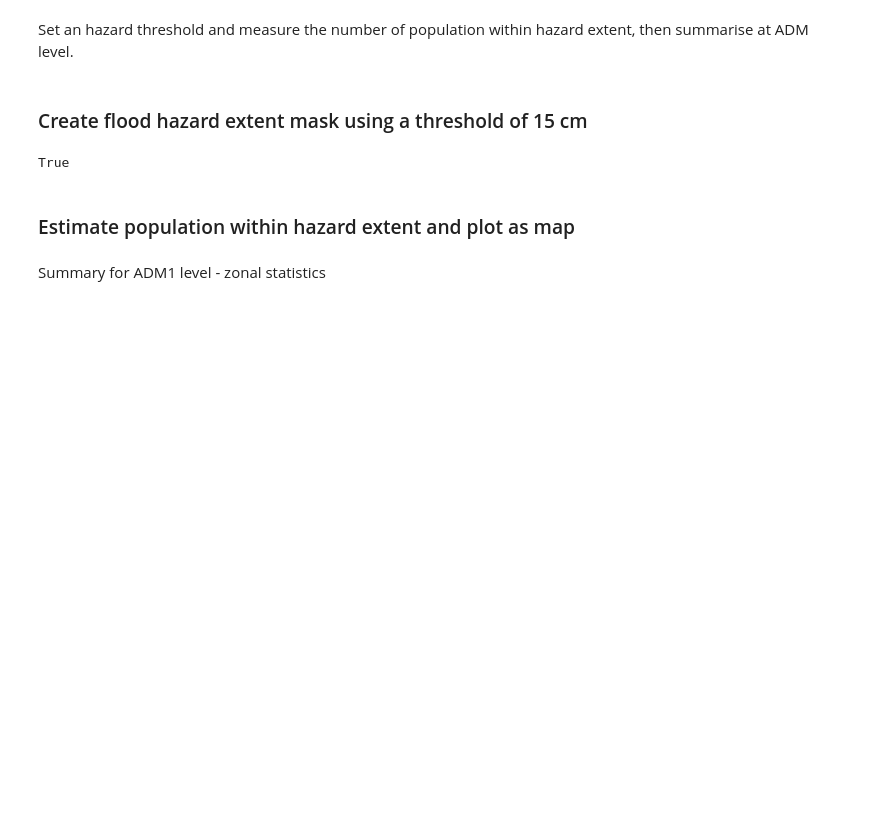
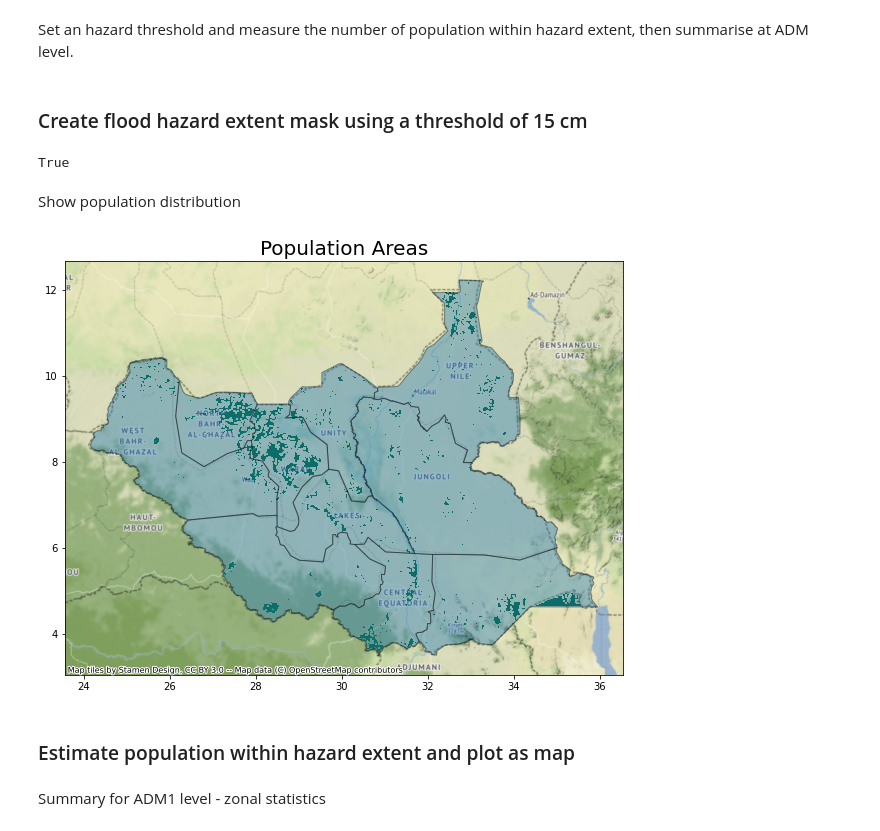
Before and after one commit to sabgis1968/rdl-pyTools, a Jupyter notebook: ss-fl-pop.ipynb, the cells around one changed output. Drawn from its saved outputs; the diff is of its cells as text; code cells hidden in the pictures; blank space fills up the shorter version.

```diff
--- a/ss-fl-pop.ipynb
+++ b/ss-fl-pop.ipynb
@@ -217,6 +252,17 @@ flood_mask = np.where(flood_data > 0.15, 1, 0)
 flood_mask.shape == pop_data.shape
 # %% [output]
 True
+# %%
+masked_pop = np.ma.masked_where(pop_data == 0, pop_data)
+# %% [markdown]
+Show population distribution
+# %%
+ax = plot_affected_area(adm1, col=None, title='Population Areas', cmap=None, alpha=0.4)
+ax = show(masked_pop, ax=ax, transform=pop_transform, cmap="RdYlGn_r");
+ax = show(flood_data, ax=ax, alpha=0.6, transform=flood_transform,
+     cmap='Blues', vmin=0.1, vmax=2);
+# %% [output]
+[figure, added]
 # %% [markdown]
 ### Estimate population within hazard extent and plot as map
 # %%
```
Also changed, not shown: parts of 10 cells of this notebook.
